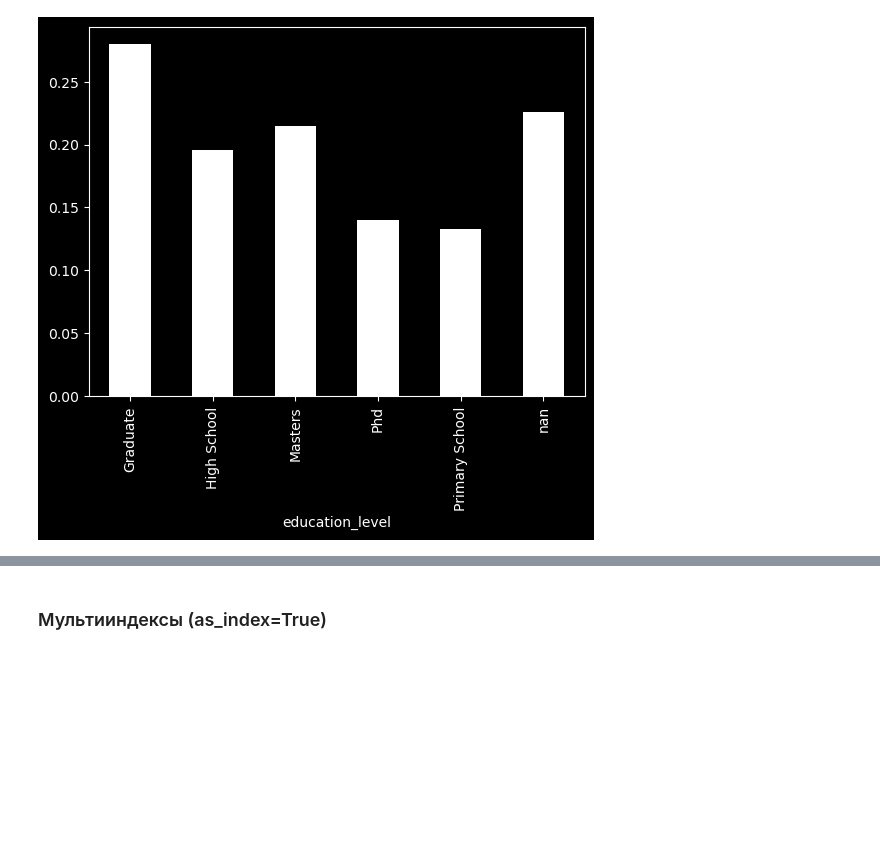
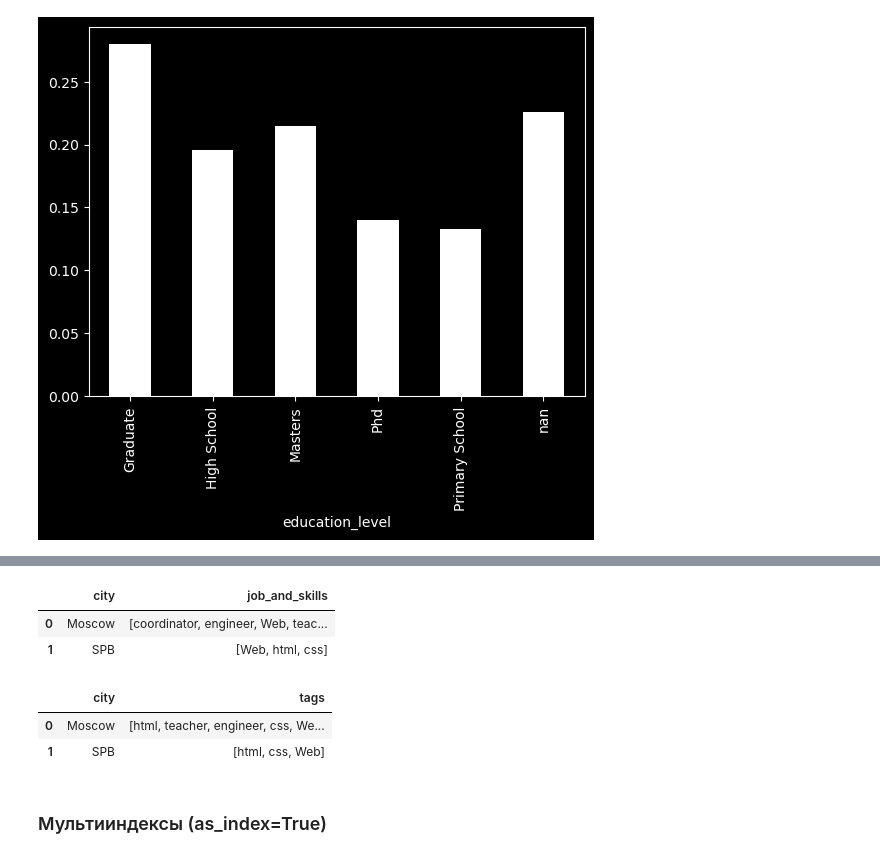
Before and after one commit to maxfil333/shared, a Jupyter notebook: pandas_notes.ipynb, the cells around one changed output, grey strips where cells are left out. Cells and saved outputs as stored; diff of their text form; code cells hidden in the pictures; blank space fills up the shorter version.

Commit message:
groupbt update

```diff
--- a/pandas_notes.ipynb
+++ b/pandas_notes.ipynb
@@ -376,3 +394,27 @@ df.groupby('education_level', dropna=False)['target'].mean().plot(kind='bar', co
+# %%
+def custom_agg(group):
+
+    job = group['job'].sum()
+    skills = group['skills'].sum()
+    job_and_skills = list(dict.fromkeys(job+skills))
+
+    return pd.Series({'job_and_skills': job_and_skills})
+
+grouped_df_1 = df.groupby('city').apply(custom_agg).reset_index()
+display(grouped_df_1)
+
+
+grouped_df_2 = df.groupby('city').apply(lambda x: (x['job'] + x['skills']).sum()).reset_index()
+grouped_df_2.columns = ['city', 'tags']
+grouped_df_2['tags'] = grouped_df_2['tags'].apply(lambda x: list(set(x)))
+display(grouped_df_2)
+# %% [output]
+|  | city | job_and_skills |
+| 0 | Moscow | [coordinator, engineer, Web, teac... |
+| 1 | SPB | [Web, html, css] |
+|  | city | tags |
+| 0 | Moscow | [html, teacher, engineer, css, We... |
+| 1 | SPB | [html, css, Web] |
 # %% [markdown]
 ### Мультииндексы (as_index=True)
 # %%
```
Also changed, not shown: parts of 1 cell of this notebook.
